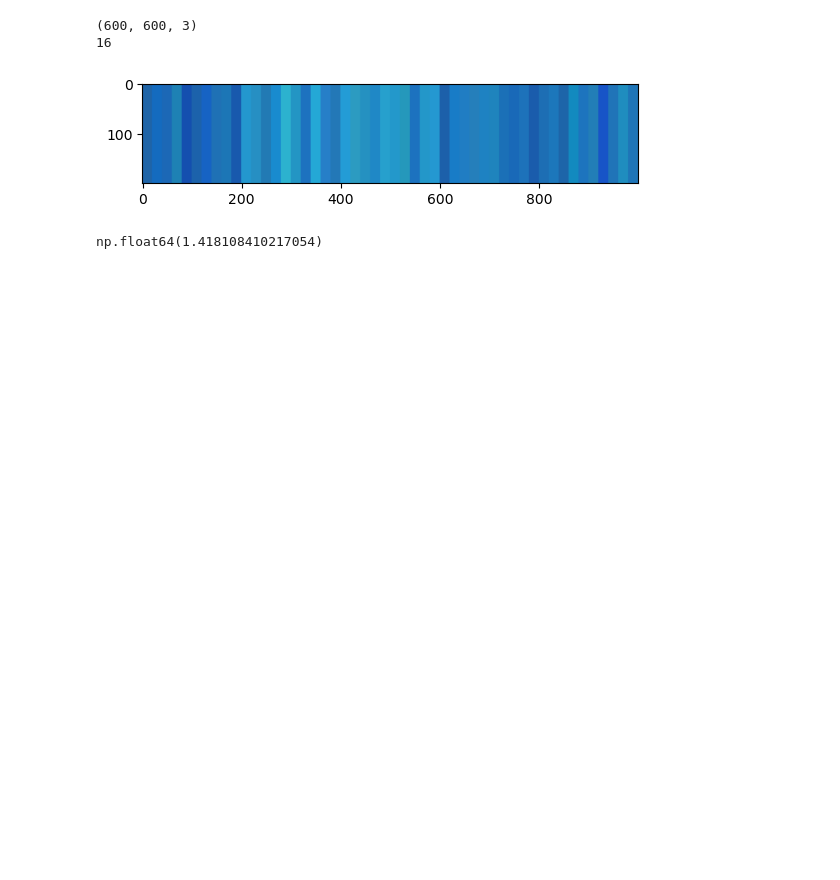
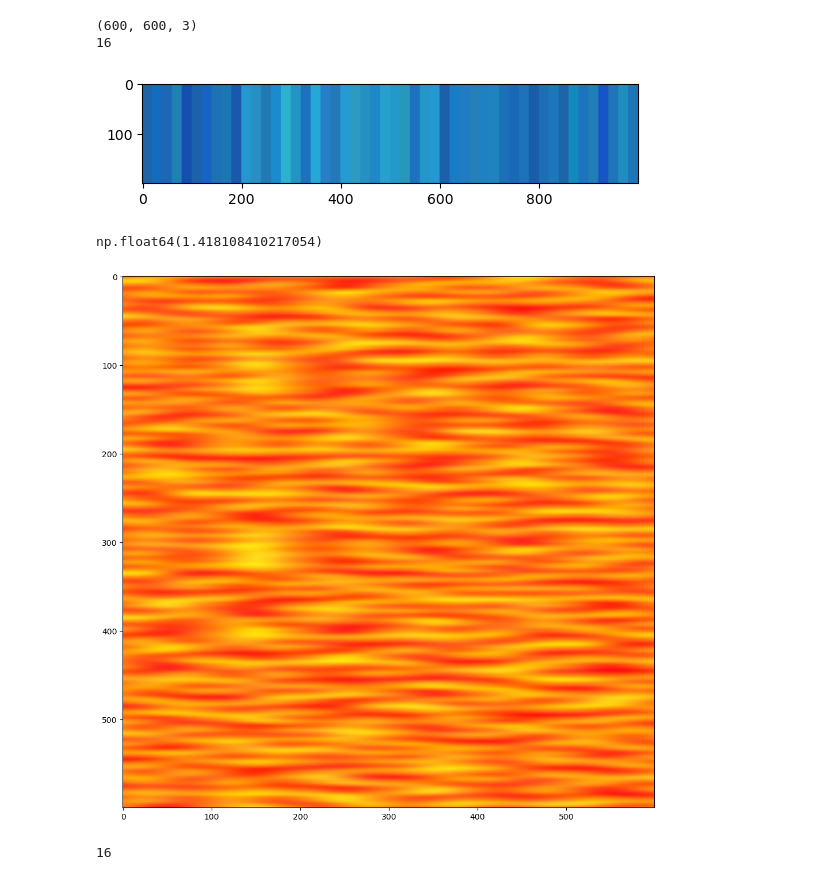
Before and after one commit to Laternenpfahl/rotaryDialLEDController, a Jupyter notebook: LED-OceanAnimation.ipynb, the cells around one changed output. Cells and saved outputs as stored; diff of their text form; code cells hidden in the pictures; blank space fills up the shorter version.

```diff
--- a/LED-OceanAnimation.ipynb
+++ b/LED-OceanAnimation.ipynb
@@ -292,3 +301,46 @@ cppNoise = np.array([myArray0, myArray1, myArray2])
 255/np.max(cppNoise)
 # %% [output]
 np.float64(1.418108410217054)
+# %%
+noiseShape = 600
+xGridpoints = 60
+yGridpoints = 6
+nLEDs = 60
+
+myNoiseRed = (generate_perlin_noise_2d((noiseShape,noiseShape), (xGridpoints,yGridpoints)) + 1) * 100
+myNoiseGreen = (generate_perlin_noise_2d((noiseShape,noiseShape), (xGridpoints,yGridpoints)) + 1) / 2
+myNoiseBlue = (generate_perlin_noise_2d((noiseShape,noiseShape), (xGridpoints,yGridpoints)) + 1) / 15
+
+myNoiseRed[myNoiseRed > 1] = 1
+
+myNoiseRed = (myNoiseRed + myNoiseGreen)
+myNoiseRed[myNoiseRed > 1] = 1
+myNoiseRed[myNoiseRed < 0.5] = 0.5
+
+
+myRGBNoise = np.dstack((myNoiseRed, myNoiseGreen, myNoiseBlue))
+
+plt.figure(figsize=(12,12))
+plt.imshow(myRGBNoise)
+
+plt.show()
+# %% [output]
+[figure, added]
+# %%
+frames = []
+height = 200
+width = 1000
+
+for i in range(myRGBNoise.shape[0]):
+    noiseStrip = myRGBNoise[i, ::int(noiseShape/nLEDs), :]
+    noiseStrip = noiseStrip[np.newaxis,:,:]
+    gifFrame = noiseStrip.repeat(height,0).repeat(int(width//noiseStrip.shape[1]), 1)
+    gifFrame = (gifFrame * 255).astype(np.uint8)
+
+    frames.append(gifFrame)
+
+print(int(width//noiseStrip.shape[1]))
+
+imageio.mimsave("../output_ceilingFire.gif", frames, fps = 20)
+# %% [output]
+16
```
Also changed, not shown: parts of 5 cells of this notebook, 3 other files.
